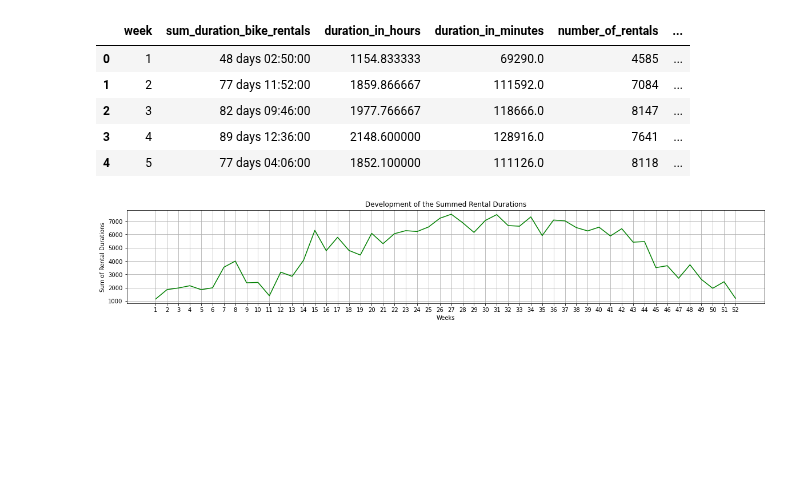
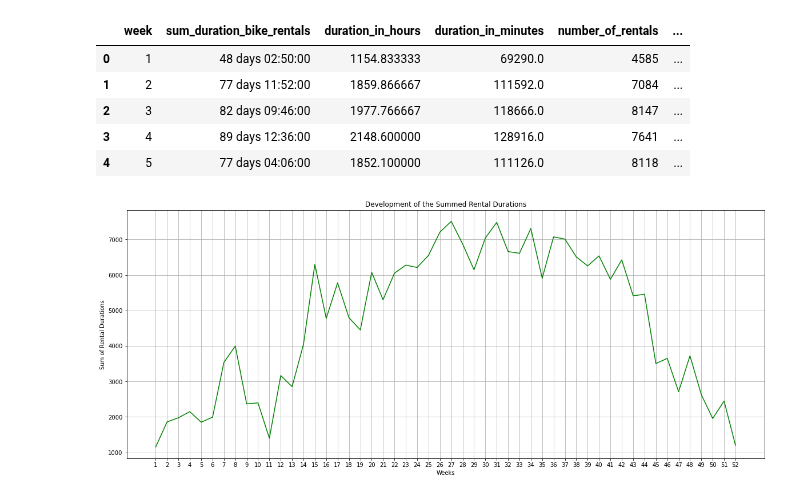
Before and after one commit to yassinehammou27/intentionally_blank, a Jupyter notebook: Team Assignment - Intentionally Blank.ipynb, the cells around one changed output. Drawn from its saved outputs; the diff is of its cells as text; code cells hidden in the pictures; blank space fills up the shorter version.

```diff
--- a/Team Assignment - Intentionally Blank.ipynb
+++ b/Team Assignment - Intentionally Blank.ipynb
@@ -703,18 +703,18 @@ df_duration_weekly.head()
 | 4 | 5 | 77 days 04:06:00 | 1852.100000 | 111126.0 | 8118 | ... |
 # %%
 #Vizualize development of summed durations
+plt.rcParams["figure.figsize"] = (20,8)
 plt.plot(df_duration_weekly["week"],
        df_duration_weekly["duration_in_hours"],
        color="green")
 plt.grid(True)
 plt.xticks(range(1,53,1))
-plt.rcParams["figure.figsize"] = (50,3)
 plt.xlabel("Weeks")
 plt.ylabel("Sum of Rental Durations")
 plt.title("Development of the Summed Rental Durations")
 plt.show()
 # %% [output]
-[figure, old version]
+[figure, new version]
 # %%
 #Vizualize development of average durations for each week
 plt.plot(df_duration_weekly["week"],
```
Also changed, not shown: parts of 49 cells of this notebook.
